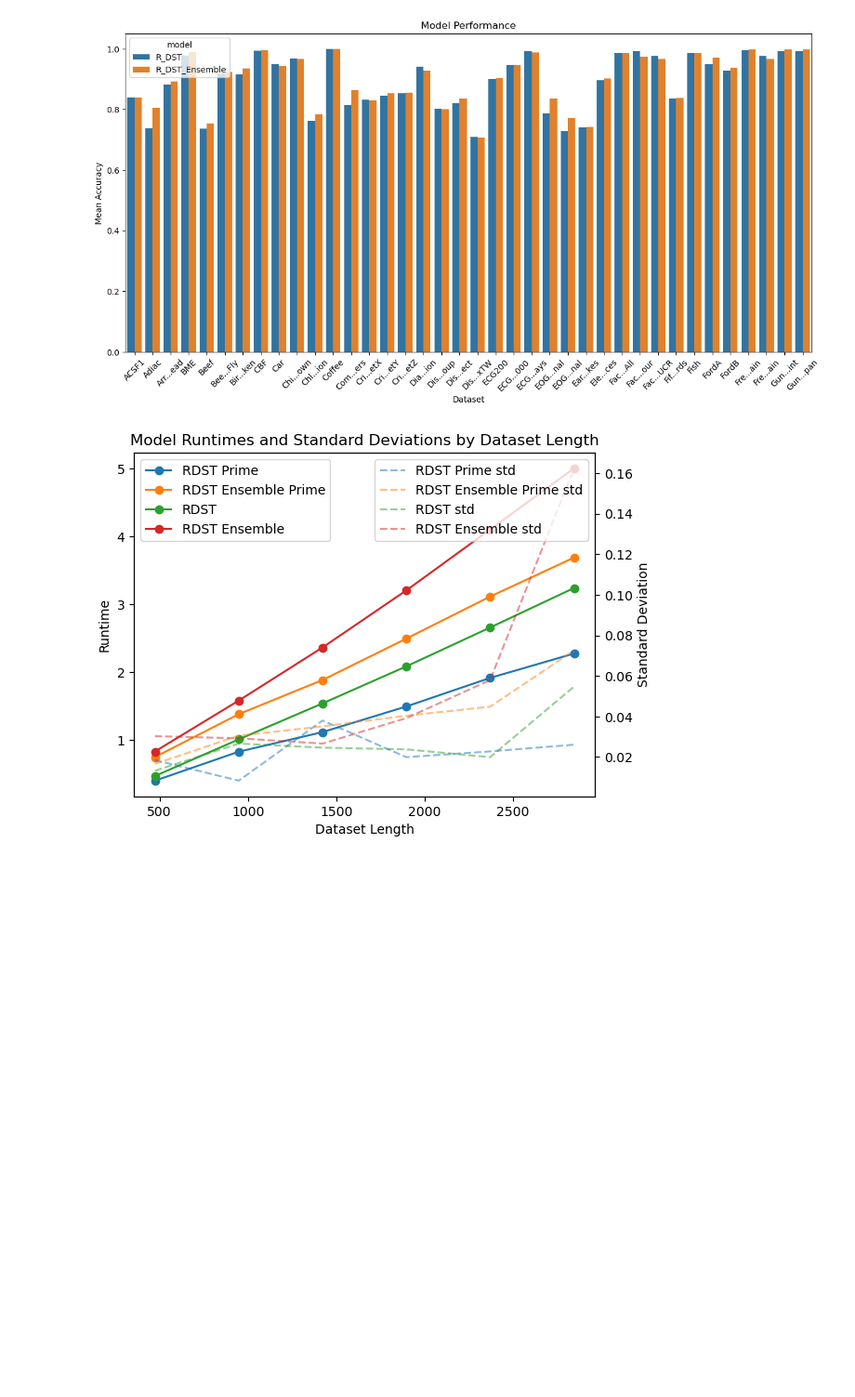
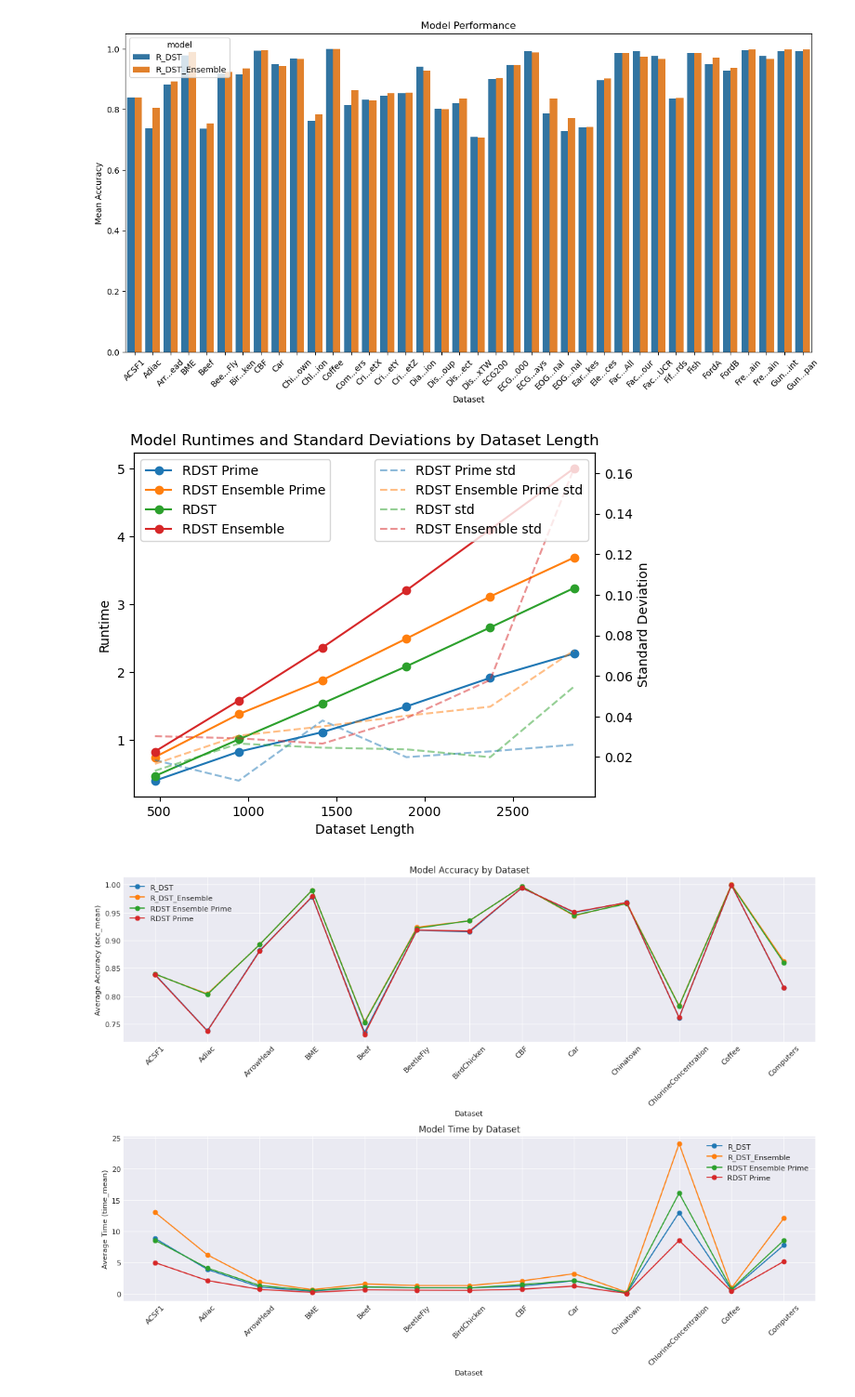
Before and after one commit to hawk2333/convst, a Jupyter notebook: PaperScripts/view.ipynb, the cells around one changed output. Shown: that part at 93% size. Saved outputs shown, nothing was run; the diff lists cells and outputs as text; code cells hidden in the pictures; blank space fills up the shorter version.

```diff
--- a/PaperScripts/view.ipynb
+++ b/PaperScripts/view.ipynb
@@ -69,3 +69,57 @@ ax2.legend(loc='upper right')
 plt.show()
 # %% [output]
 [figure]
+# %%
+import pandas as pd
+import matplotlib.pyplot as plt
+
+# 读取CSV文件的前10行
+df1 = pd.read_csv('./New_CV_30_results_default.csv', nrows=26)
+df2 = pd.read_csv('../CV_30_results_default.csv', nrows=26)
+
+# 合并数据
+result = pd.concat([df1, df2])
+
+# 对数据进行排序，确保dataset是按照一定的顺序排列的
+result = result.sort_values('dataset')
+
+# 按模型筛选数据
+models = result['model'].unique()
+datasets = result['dataset'].unique()
+
+# 设置图表大小和风格
+plt.style.use('seaborn-darkgrid')
+fig, axes = plt.subplots(nrows=2, ncols=1, figsize=(14, 10), dpi=80)
+
+# 绘制每个模型的准确率折线图
+for model in models:
+    model_data = result[result['model'] == model]
+    axes[0].plot(model_data['dataset'], model_data['acc_mean'], marker='o', label=model)
+
+# 设定图表的属性
+axes[0].set_xticklabels(axes[0].get_xticklabels(), rotation=45)
+
+axes[0].set_title('Model Accuracy by Dataset')
+axes[0].set_xlabel('Dataset')
+axes[0].set_ylabel('Average Accuracy (acc_mean)')
+axes[0].legend()
+
+# 绘制每个模型的时间折线图
+for model in models:
+    model_data = result[result['model'] == model]
+    axes[1].plot(model_data['dataset'], model_data['time_mean'], marker='o', label=model)
+
+# 设定图表的属性
+axes[1].set_xticklabels(axes[1].get_xticklabels(), rotation=45)
+axes[1].set_title('Model Time by Dataset')
+axes[1].set_xlabel('Dataset')
+axes[1].set_ylabel('Average Time (time_mean)')
+axes[1].legend()
+
+# 调整子图间距
+plt.tight_layout()
+
+# 显示图表
+plt.show()
+# %% [output]
+[figure, added]
```
Also changed, not shown: 2 other files.
